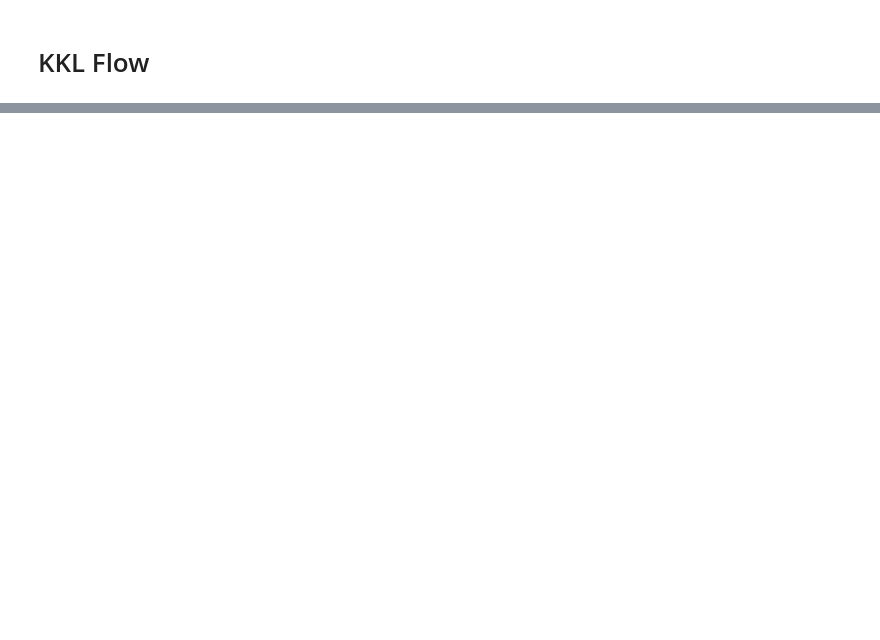
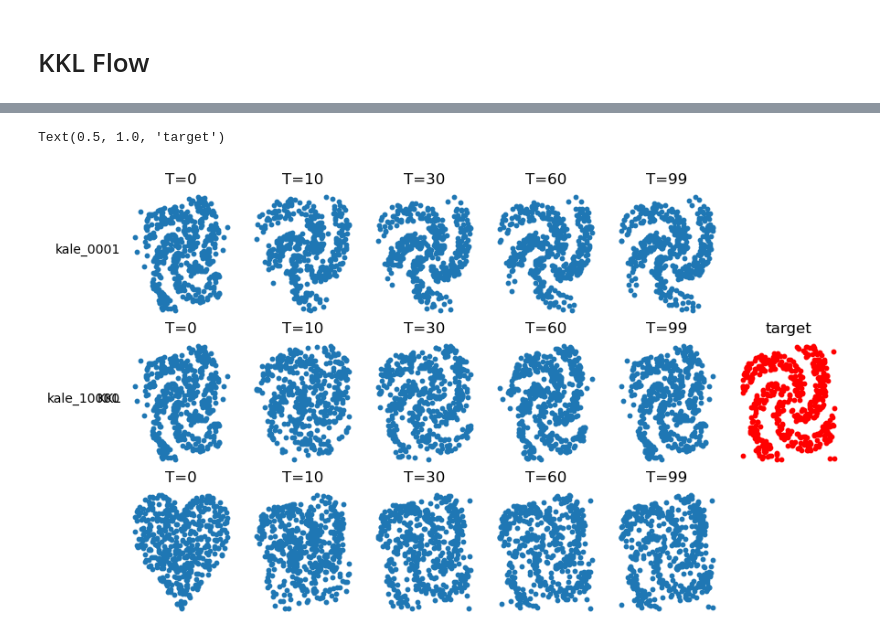
Before and after one commit to cclementine25/KKL-divergence-gradient-flows, a Jupyter notebook: Regularized/heart_to_spiral.ipynb, the cells around one changed output, grey strips where cells are left out. Cells and saved outputs as stored; diff of their text form; code cells hidden in the pictures; blank space fills up the shorter version.

```diff
--- a/Regularized/heart_to_spiral.ipynb
+++ b/Regularized/heart_to_spiral.ipynb
@@ -202,0 +309,27 @@ T = 0
+# %%
+iter_nos = [0, 10, 30, 60, 99]
+# iter_nos = [0, -1, -1, -1]
+f, axs = plt.subplots(nrows=len(results)+1, ncols=len(iter_nos)+1, figsize=(5 * len(results), len(iter_nos)+1))
+
+for (loss_name, result), axs_row in zip(results.items(), axs[:2]):
+    for ax, iter_no in zip(axs_row, iter_nos):
+        if iter_no == 0:
+            ax.scatter(Y[:, 0], Y[:, 1], s=10)
+        else:
+            ax.scatter(result['trajectories'][iter_no][:, 0], result['trajectories'][iter_no][:, 1], s=10)
+        ax.axis('off')
+        ax.set_title(f'T={iter_no}')
+    axs_row[0].text(x=-0.1, y=0.5, s=loss_name, transform=axs_row[0].transAxes, horizontalalignment='right')
+    axs_row[-1].axis('off')
+for ax,iter_no in zip(axs[2],iter_nos):
+        ax.scatter(X[iter_no,:,0],X[iter_no,:,1],s=10)
+        ax.set_title(f'T={iter_no}')
+        ax.axis('off')
+axs[2][0].text(x=-0.1, y=0.5, s="KKL", transform=axs_row[0].transAxes, horizontalalignment='right')
+axs[2][-1].axis('off')
+
+axs[len(axs) // 2][-1].scatter(result['X'][:, 0], result['X'][:, 1], s=10, color='red')
+axs[len(axs) // 2][-1].set_title('target')
+# %% [output]
+Text(0.5, 1.0, 'target')
+[figure, added]
```
Also changed, not shown: parts of 9 cells of this notebook, 4 other files.
